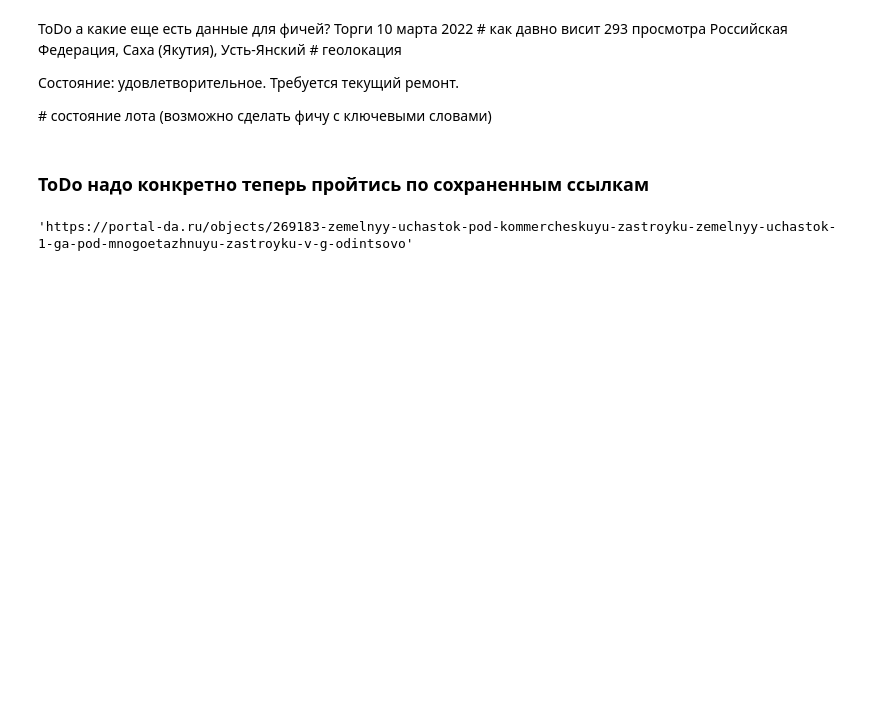
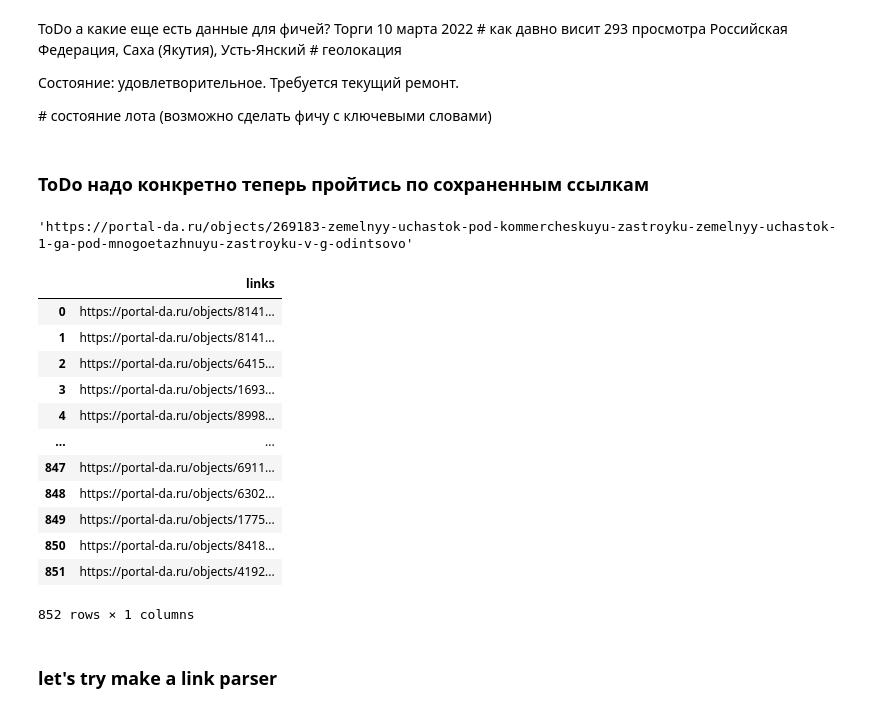
Before and after one commit to damnpav/liens_watching, a Jupyter notebook: portal_da_check.ipynb, the cells around one changed output. Drawn from its saved outputs; the diff is of its cells as text; code cells hidden in the pictures; blank space fills up the shorter version.

```diff
--- a/portal_da_check.ipynb
+++ b/portal_da_check.ipynb
@@ -176,0 +179,16 @@ with open('example_land_links.html', 'w') as html_file:
+# %%
+links_df
+# %% [output]
+|  | links |
+| 0 | https://portal-da.ru/objects/8141... |
+| 1 | https://portal-da.ru/objects/8141... |
+| 2 | https://portal-da.ru/objects/6415... |
+| 3 | https://portal-da.ru/objects/1693... |
+| 4 | https://portal-da.ru/objects/8998... |
+| ... | ... |
+| 847 | https://portal-da.ru/objects/6911... |
+| 848 | https://portal-da.ru/objects/6302... |
+| 849 | https://portal-da.ru/objects/1775... |
+| 850 | https://portal-da.ru/objects/8418... |
+| 851 | https://portal-da.ru/objects/4192... |
+852 rows × 1 columns
@@ -176,0 +210,2 @@ with open('example_land_links.html', 'w') as html_file:
+# %% [markdown]
+### let's try make a link parser
```
Also changed, not shown: parts of 33 cells of this notebook, 2 other files.
